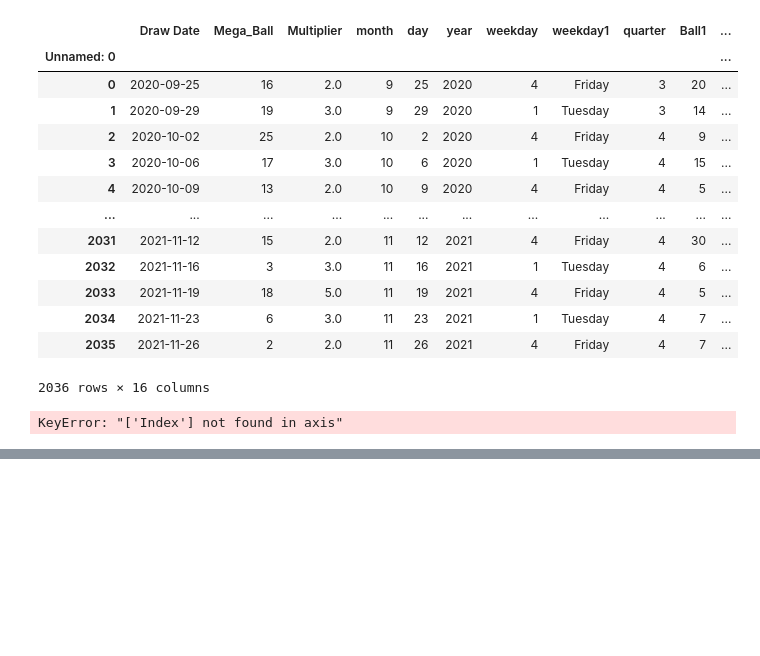
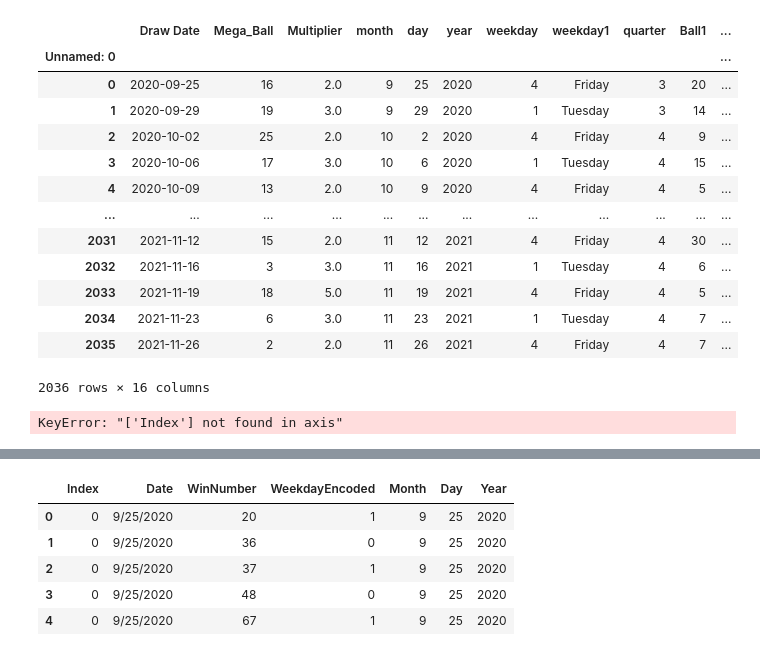
Before and after one commit to AlbiKovi/DSO110---Final-Group-Project, a Jupyter notebook: DSO110 - Final Group Project - Lottery.ipynb, the cells around one changed output, grey strips where cells are left out. Saved outputs shown, nothing was run; the diff lists cells and outputs as text; code cells hidden in the pictures; blank space fills up the shorter version.

```diff
--- a/DSO110 - Final Group Project - Lottery.ipynb
+++ b/DSO110 - Final Group Project - Lottery.ipynb
@@ -571,0 +611,5 @@ feature_importances.plot(kind='barh', figsize=(7,6))
+# %%
+df = Winning_Numbers['AllNumbers']
+df2 = pd.DataFrame(df.str.split(" ").apply(pd.Series, 0).stack())
+df2.index = df2.index.droplevel(-1)
+df2.head(20)
@@ -571,0 +654,10 @@ feature_importances.plot(kind='barh', figsize=(7,6))
+# %%
+merged2[['Month','Day','Year']] =  merged2['Date'].str.split('/', expand=True)
+merged2.head()
+# %% [output]
+|  | Index | Date | WinNumber | WeekdayEncoded | Month | Day | Year |
+| 0 | 0 | 9/25/2020 | 20 | 1 | 9 | 25 | 2020 |
+| 1 | 0 | 9/25/2020 | 36 | 0 | 9 | 25 | 2020 |
+| 2 | 0 | 9/25/2020 | 37 | 1 | 9 | 25 | 2020 |
+| 3 | 0 | 9/25/2020 | 48 | 0 | 9 | 25 | 2020 |
+| 4 | 0 | 9/25/2020 | 67 | 1 | 9 | 25 | 2020 |
```
Also changed, not shown: parts of 14 cells of this notebook.
